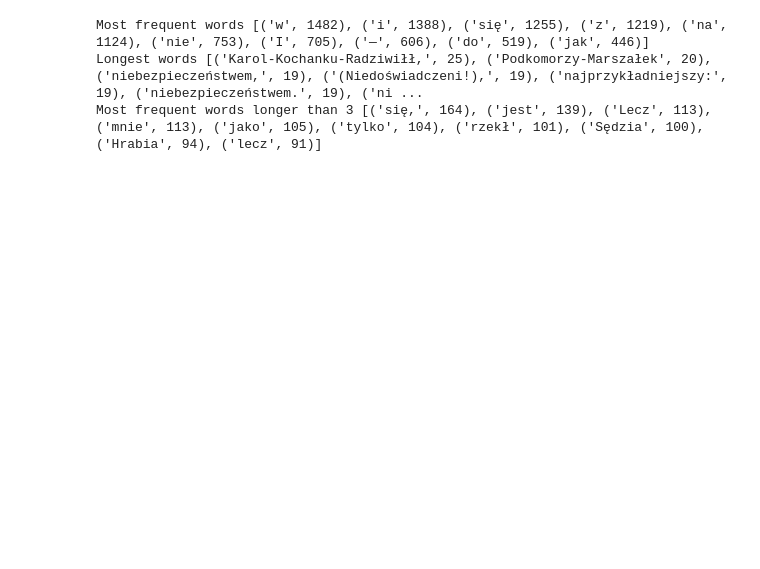
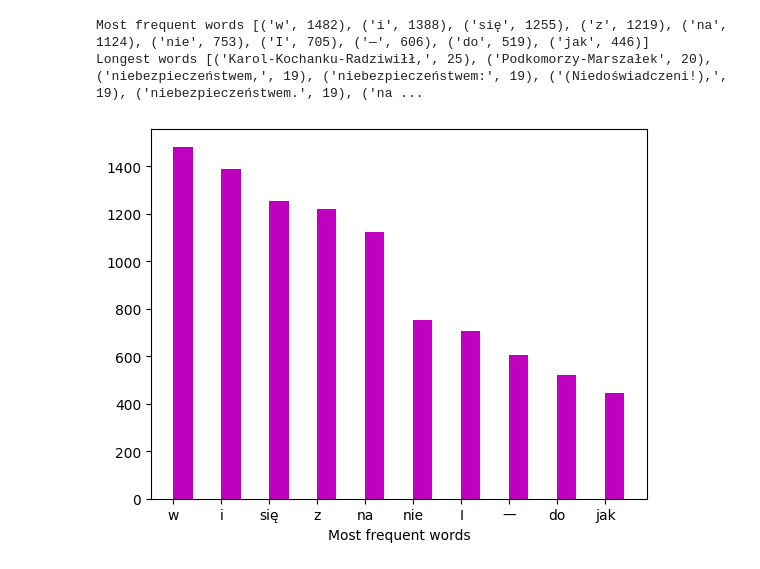
Before and after one commit to okapusta/pan-tadeus, a Jupyter notebook: hw01.ipynb, the cells around one changed output. Drawn from its saved outputs; the diff is of its cells as text; code cells hidden in the pictures; blank space fills up the shorter version.

Commit message:
Histograms

```diff
--- a/hw01.ipynb
+++ b/hw01.ipynb
@@ -37,9 +39,20 @@ text = file.read()
 most_frequent, longest = ex01_imp(text)
 print("Most frequent words", most_frequent)
 print("Longest words", longest)
-most_frequent, _ = ex01_imp(text, 10, 3)
-print("Most frequent words longer than 3", most_frequent)
+# most_frequent, _ = ex01_imp(text, 10, 3)
+# print("Most frequent words longer than 3", most_frequent)
 # %% [output]
 Most frequent words [('w', 1482), ('i', 1388), ('się', 1255), ('z', 1219), ('na', 1124), ('nie', 753), ('I', 705), ('—', 606), ('do', 519), ('jak', 446)]
-Longest words [('Karol-Kochanku-Radziwiłł,', 25), ('Podkomorzy-Marszałek', 20), ('niebezpieczeństwem,', 19), ('(Niedoświadczeni!),', 19), ('najprzykładniejszy:', 19), ('niebezpieczeństwem.', 19), ('ni ...
-Most frequent words longer than 3 [('się,', 164), ('jest', 139), ('Lecz', 113), ('mnie', 113), ('jako', 105), ('tylko', 104), ('rzekł', 101), ('Sędzia', 100), ('Hrabia', 94), ('lecz', 91)]
+Longest words [('Karol-Kochanku-Radziwiłł,', 25), ('Podkomorzy-Marszałek', 20), ('niebezpieczeństwem,', 19), ('niebezpieczeństwem:', 19), ('(Niedoświadczeni!),', 19), ('niebezpieczeństwem.', 19), ('na ...
+# %%
+
+get_by_index = lambda collection, index: list(map(lambda e: e[index], collection))
+
+words = get_by_index(most_frequent, 0)
+counts = get_by_index(most_frequent, 1)
+plt.bar(words, counts, color= 'm', width = 0.4 , align = 'edge')
+plt.xlabel("Most frequent words")
+
+plt.show()
+# %% [output]
+[figure, added]
```
Also changed, not shown: parts of 3 cells of this notebook, 2 other files.
